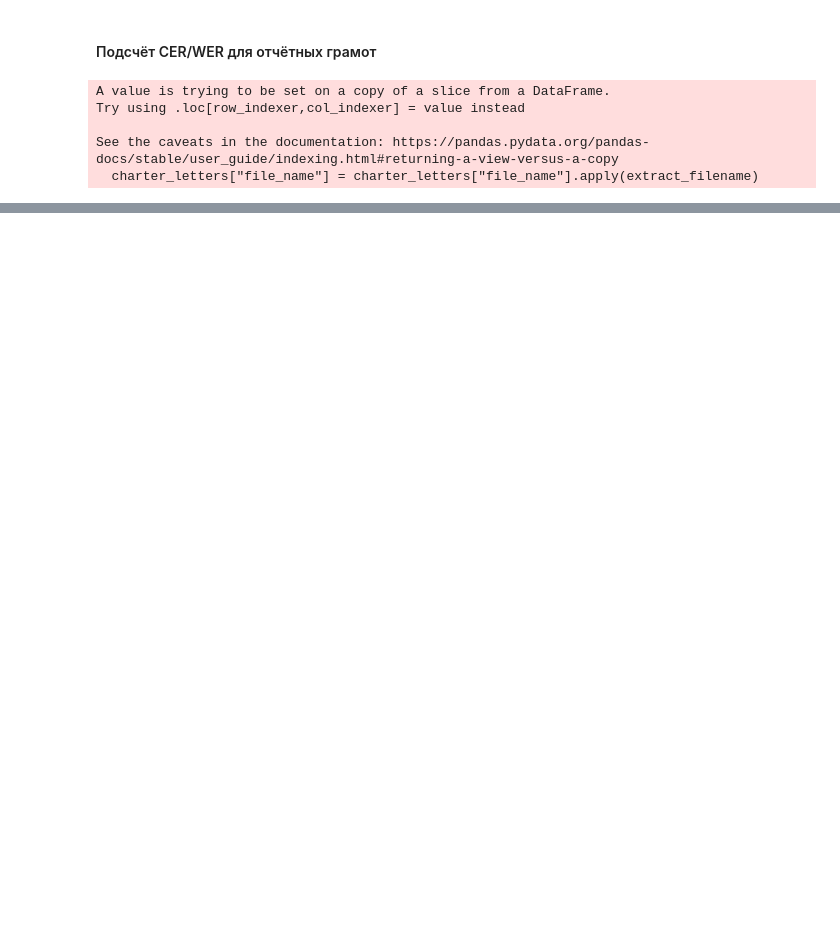
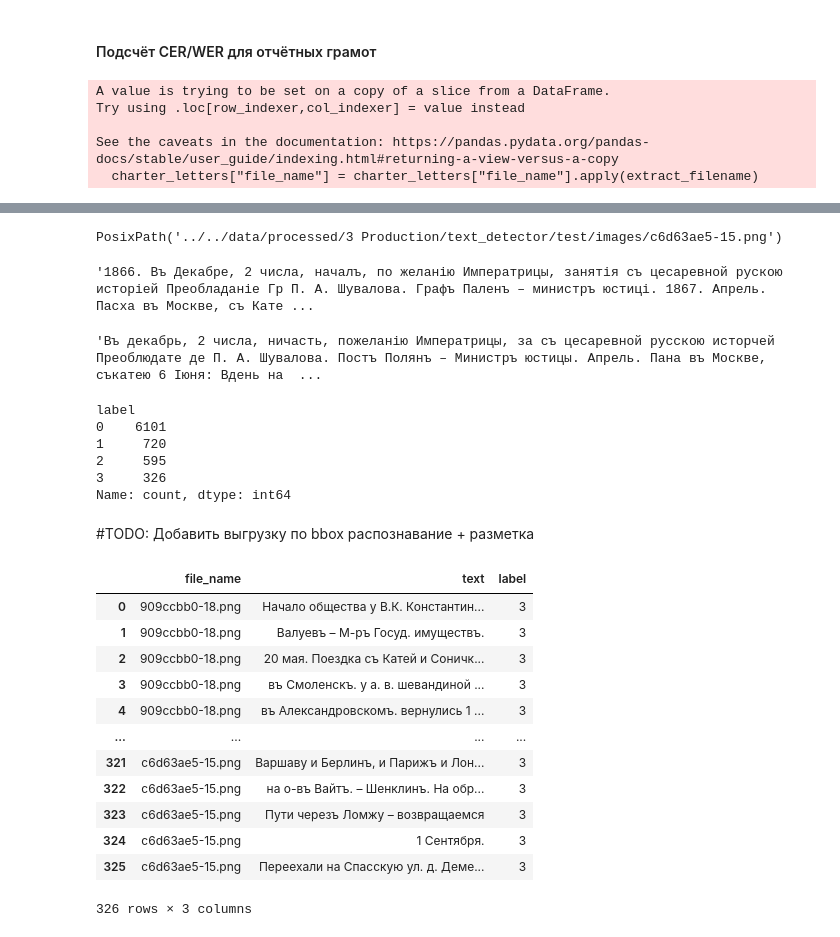
Before and after one commit to Akhmetov-VA/HTR-historical, a Jupyter notebook: notebooks/4 PRODUCTION DATA PREPARE/2 Compute metrics.ipynb, the cells around one changed output, grey strips where cells are left out. Drawn from its saved outputs; the diff is of its cells as text; code cells hidden in the pictures; blank space fills up the shorter version.

```diff
--- a/notebooks/4 PRODUCTION DATA PREPARE/2 Compute metrics.ipynb
+++ b/notebooks/4 PRODUCTION DATA PREPARE/2 Compute metrics.ipynb
@@ -114,7 +114,9 @@ data = pd.read_csv("../../data/processed/3 Production/test.csv", index_col=0)
 # 0 - Губернаторские отчёты
 # 1 - Уставные грамоты – Афанасенков
 # 2 - Уставные грамоты в jpg (Просветов)
+# 3 - Победоносцев
 
 # отделяем губернаторские отчёты и уставные грамоты
 governors_reports = data[data["label"] == 0]
 charter_letters = data[(data["label"] == 1) | (data["label"] == 2)]
+segment_annotation = data[data["label"] == 3]
@@ -209,0 +220,3 @@ CER: 0.2848447631335076 | WER: 0.48969281040022805
+# %%
+segment_annotation["file_name"] = segment_annotation["file_name"].apply(extract_filename)
+filenames = list(segment_annotation.file_name.unique())
@@ -209,0 +256,39 @@ CER: 0.2848447631335076 | WER: 0.48969281040022805
+# %%
+file_path
+# %% [output]
+PosixPath('../../data/processed/3 Production/text_detector/test/images/c6d63ae5-15.png')
+# %%
+label_text
+# %% [output]
+'1866. Въ Декабре, 2 числа, началъ, по желанiю Императрицы, занятiя съ цесаревной рускою исторiей Преобладанiе Гр П. А. Шувалова. Графъ Паленъ – министръ юстицi. 1867. Апрель. Пасха въ Москве, съ Кате ...
+# %%
+pred_text
+# %% [output]
+'Въ декабрь, 2 числа, ничасть, пожеланiю Императрицы, за съ цесаревной русскою исторчей Преоблюдате де П. А. Шувалова. Постъ Полянъ – Министръ юстицы. Апрель. Пана въ Москве, съкатею 6 Iюня: Вдень на  ...
+# %%
+data.groupby('label')['label'].value_counts()
+# %% [output]
+label
+0    6101
+1     720
+2     595
+3     326
+Name: count, dtype: int64
+# %% [markdown]
+#TODO: Добавить выгрузку по bbox распознавание + разметка
+# %%
+segment_annotation
+# %% [output]
+|  | file_name | text | label |
+| 0 | 909ccbb0-18.png | Начало общества у В.К. Константин... | 3 |
+| 1 | 909ccbb0-18.png | Валуевъ – М-ръ Госуд. имуществъ. | 3 |
+| 2 | 909ccbb0-18.png | 20 мая. Поездка съ Катей и Соничк... | 3 |
+| 3 | 909ccbb0-18.png | въ Смоленскъ. у а. в. шевандиной ... | 3 |
+| 4 | 909ccbb0-18.png | въ Александровскомъ. вернулись 1 ... | 3 |
+| ... | ... | ... | ... |
+| 321 | c6d63ae5-15.png | Варшаву и Берлинъ, и Парижъ и Лон... | 3 |
+| 322 | c6d63ae5-15.png | на о-въ Вайтъ. – Шенклинъ. На обр... | 3 |
+| 323 | c6d63ae5-15.png | Пути черезъ Ломжу – возвращаемся | 3 |
+| 324 | c6d63ae5-15.png | 1 Сентября. | 3 |
+| 325 | c6d63ae5-15.png | Переехали на Спасскую ул. д. Деме... | 3 |
+326 rows × 3 columns
```
Also changed, not shown: parts of 8 cells of this notebook, 7 other files.
